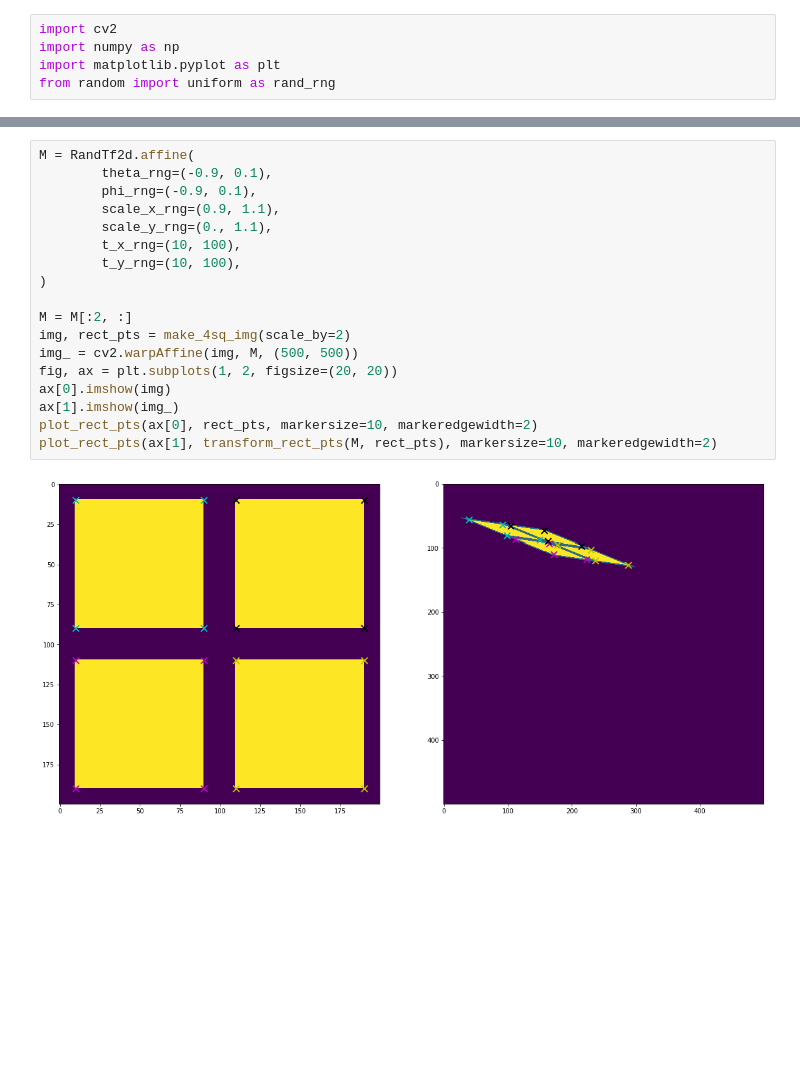
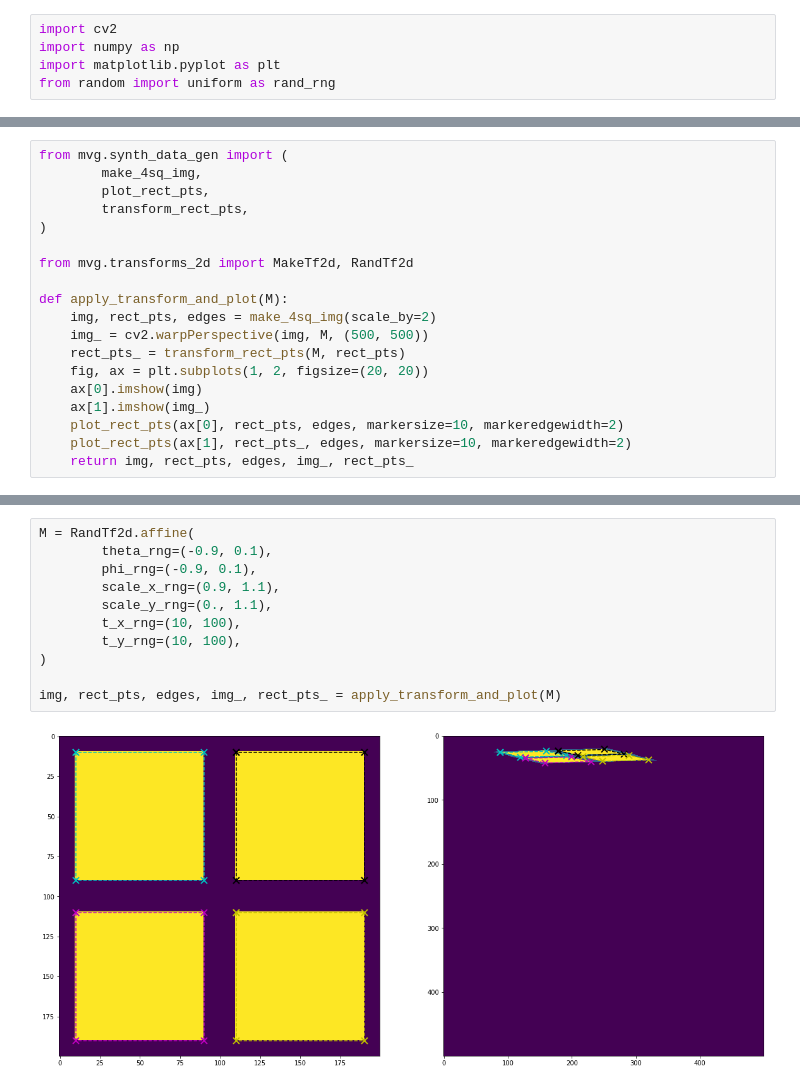
Before and after one commit to jabeerahmed/mvg, a Jupyter notebook: notebooks/ch_2_transforms_2d.ipynb, the cells around one changed output, grey strips where cells are left out. Drawn from its saved outputs; the diff is of its cells as text; blank space fills up the shorter version.

```diff
--- a/notebooks/ch_2_transforms_2d.ipynb
+++ b/notebooks/ch_2_transforms_2d.ipynb
@@ -28,3 +20,22 @@ from mvg.transforms_2d import MakeTf2d, RandTf2d
+# %%
+from mvg.synth_data_gen import (
+        make_4sq_img,
+        plot_rect_pts,
+        transform_rect_pts,
+)
+
+from mvg.transforms_2d import MakeTf2d, RandTf2d
+
+def apply_transform_and_plot(M):
+    img, rect_pts, edges = make_4sq_img(scale_by=2)
+    img_ = cv2.warpPerspective(img, M, (500, 500))
+    rect_pts_ = transform_rect_pts(M, rect_pts)
+    fig, ax = plt.subplots(1, 2, figsize=(20, 20))
+    ax[0].imshow(img)
+    ax[1].imshow(img_)
+    plot_rect_pts(ax[0], rect_pts, edges, markersize=10, markeredgewidth=2)
+    plot_rect_pts(ax[1], rect_pts_, edges, markersize=10, markeredgewidth=2)
+    return img, rect_pts, edges, img_, rect_pts_
 # %% [markdown]
 # Euclidean Transform
 ---
@@ -81,23 +80,16 @@ plot_rect_pts(ax[1], transform_rect_pts(M, rect_pts), markersize=10, markeredgew
 # %%
 M = RandTf2d.affine(
         theta_rng=(-0.9, 0.1),
         phi_rng=(-0.9, 0.1),
         scale_x_rng=(0.9, 1.1),
         scale_y_rng=(0., 1.1),
         t_x_rng=(10, 100),
         t_y_rng=(10, 100),
 )
 
-M = M[:2, :]
-img, rect_pts = make_4sq_img(scale_by=2)
-img_ = cv2.warpAffine(img, M, (500, 500))
-fig, ax = plt.subplots(1, 2, figsize=(20, 20))
-ax[0].imshow(img)
-ax[1].imshow(img_)
-plot_rect_pts(ax[0], rect_pts, markersize=10, markeredgewidth=2)
-plot_rect_pts(ax[1], transform_rect_pts(M, rect_pts), markersize=10, markeredgewidth=2)
+img, rect_pts, edges, img_, rect_pts_ = apply_transform_and_plot(M)
 # %% [output]
-[figure, old version]
+[figure, new version]
 # %% [markdown]
 <br><br><br><br>
 
```
Also changed, not shown: parts of 5 cells of this notebook, 53 other files.
